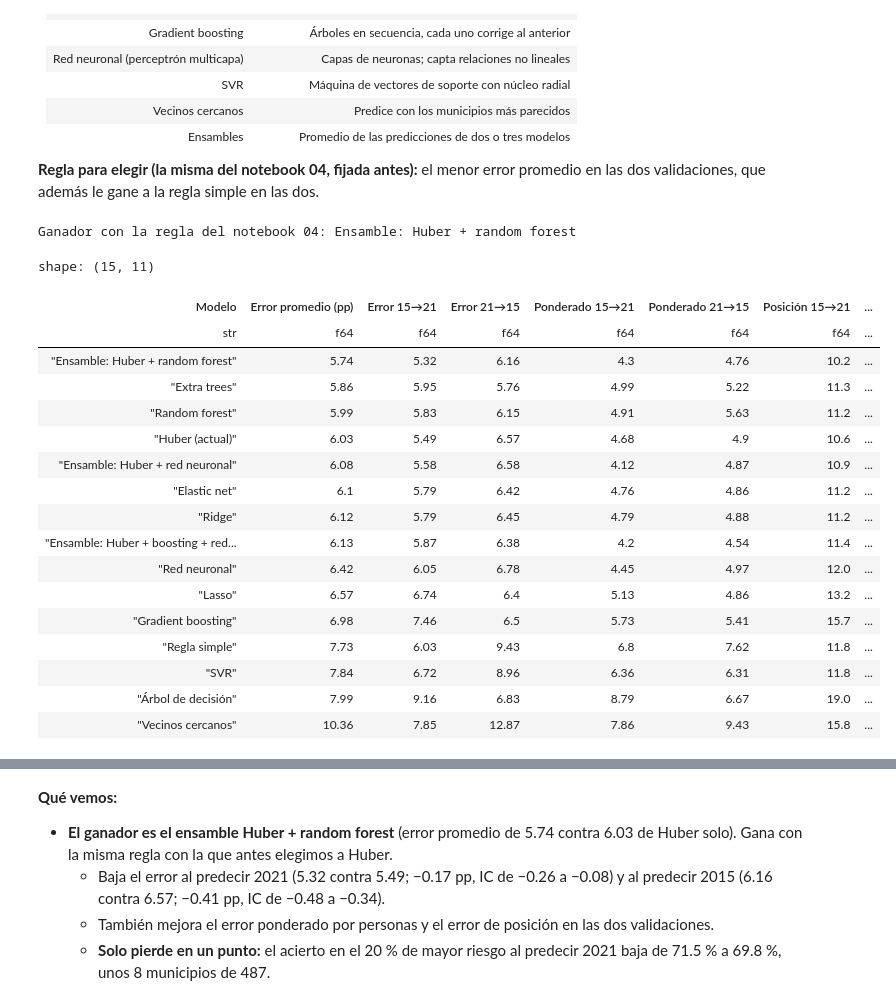
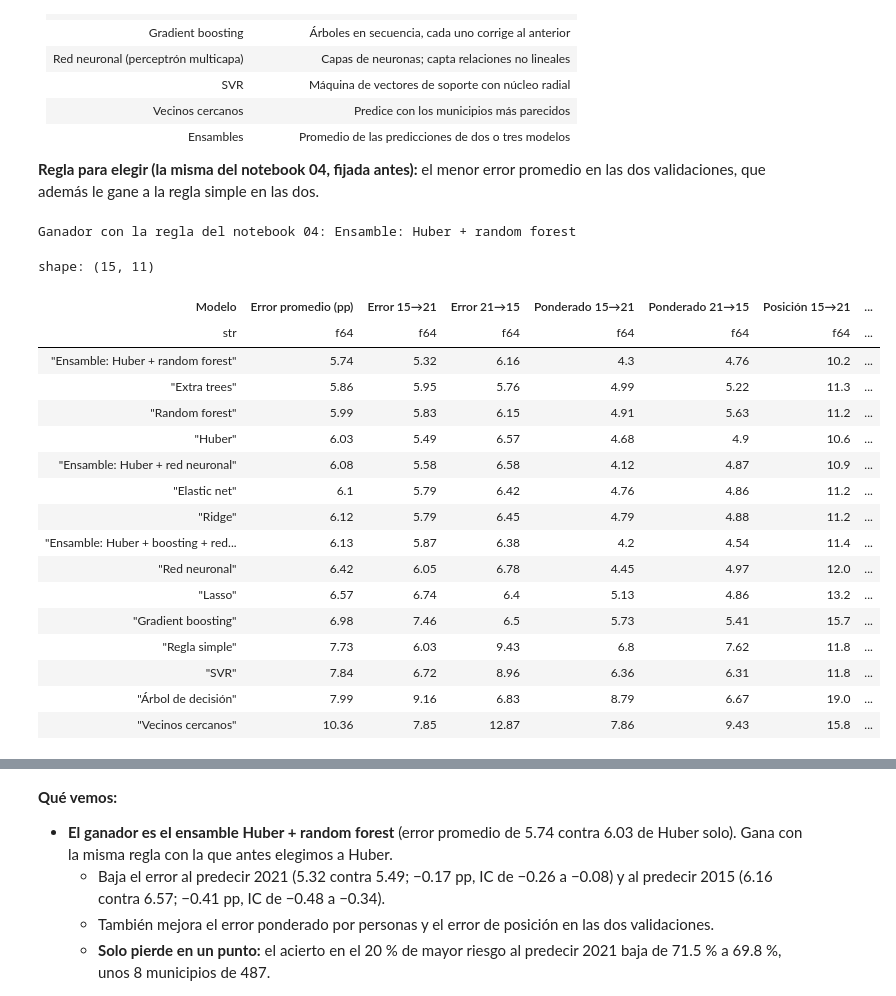
Before and after one commit to JorgeTato99/ine-hackathon-2026, a Jupyter notebook: notebooks/04b_fuentes_adicionales_e_importancia.ipynb, the cells around one changed output, grey strips where cells are left out. Saved outputs shown, nothing was run; the diff lists cells and outputs as text; code cells hidden in the pictures.

```diff
--- a/notebooks/04b_fuentes_adicionales_e_importancia.ipynb
+++ b/notebooks/04b_fuentes_adicionales_e_importancia.ipynb
@@ -391,7 +393,7 @@ cv = KFold(5, shuffle=True, random_state=0)
 pre = lambda: [SimpleImputer(strategy='median'), StandardScaler()]
 buscar = lambda est, grid: GridSearchCV(est, grid, cv=cv, scoring='neg_mean_absolute_error', n_jobs=1)   # un solo proceso; los bosques usan varios núcleos por dentro
 MODELOS = {
-    'Huber (actual)': huber,
+    'Huber': huber,
     'Ridge': lambda: make_pipeline(*pre(), RidgeCV(alphas=np.logspace(-2, 4, 30))),
     'Lasso': lambda: make_pipeline(*pre(), LassoCV(cv=cv, alphas=60, max_iter=20000)),
     'Elastic net': lambda: make_pipeline(*pre(), ElasticNetCV(cv=cv, l1_ratio=[.1, .5, .9], alphas=40, max_iter=20000)),
@@ -417,42 +419,42 @@ for n, A, B in SENTIDOS:
         predicciones[(n, nombre)] = m.predict(XB)
         if hasattr(m, 'best_params_'):
             ajustes[(n, nombre)] = m.best_params_
-    predicciones[(n, 'Ensamble: Huber + random forest')] = (predicciones[(n, 'Huber (actual)')] + predicciones[(n, 'Random forest')]) / 2
-    predicciones[(n, 'Ensamble: Huber + red neuronal')] = (predicciones[(n, 'Huber (actual)')] + predicciones[(n, 'Red neuronal')]) / 2
-    predicciones[(n, 'Ensamble: Huber + boosting + red neuronal')] = (predicciones[(n, 'Huber (actual)')] + predicciones[(n, 'Gradient boosting')] + predicciones[(n, 'Red neuronal')]) / 3
+    predicciones[(n, 'Ensamble: Huber + random forest')] = (predicciones[(n, 'Huber')] + predicciones[(n, 'Random forest')]) / 2
+    predicciones[(n, 'Ensamble: Huber + red neuronal')] = (predicciones[(n, 'Huber')] + predicciones[(n, 'Red neuronal')]) / 2
+    predicciones[(n, 'Ensamble: Huber + boosting + red neuronal')] = (predicciones[(n, 'Huber')] + predicciones[(n, 'Gradient boosting')] + predicciones[(n, 'Red neuronal')]) / 3
 
 def metricas_completas(y, p, w):
     k10, k20 = len(y) // 10, len(y) // 5; c = error_centrado(y, p)
     return {'error': c.mean(), 'ponderado': np.average(c, weights=w), 'posicion': np.abs(percentil(y) - percentil(p)).mean(),
             'acierto20': len(set(np.argsort(y)[:k20]) & set(np.argsort(p)[:k20])) / k20 * 100,
             'acierto10': len(set(np.argsort(y)[:k10]) & set(np.argsort(p)[:k10])) / k10 * 100}
 filas = []
 for (n, nombre), p in predicciones.items():
     B = A21 if n.startswith('aprende de 2015') else A15
     corto = '15→21' if n.startswith('aprende de 2015') else '21→15'
     filas.append({'Modelo': nombre, 'v': corto, **metricas_completas(B['desviacion_objetivo'].to_numpy(), p, B['lista_presidencial'].to_numpy().astype(float))})
 zoo = pl.DataFrame(filas).pivot(on='v', index='Modelo', values=['error', 'ponderado', 'posicion', 'acierto20', 'acierto10'])
 regla = zoo.filter(pl.col('Modelo') == 'Regla simple').row(0, named=True)
 zoo = (zoo.with_columns(error_promedio=(pl.col('error_15→21') + pl.col('error_21→15')) / 2,
                         le_gana_a_la_regla=(pl.col('error_15→21') < regla['error_15→21']) & (pl.col('error_21→15') < regla['error_21→15']))
        .sort('error_promedio'))
 GANADOR = zoo.filter(pl.col('le_gana_a_la_regla'))['Modelo'][0]
 print(f'Ganador con la regla del notebook 04: {GANADOR}')
 zoo.select('Modelo', pl.col('error_promedio').round(2).alias('Error promedio (pp)'),
            pl.col('error_15→21').round(2).alias('Error 15→21'), pl.col('error_21→15').round(2).alias('Error 21→15'),
            pl.col('ponderado_15→21').round(2).alias('Ponderado 15→21'), pl.col('ponderado_21→15').round(2).alias('Ponderado 21→15'),
            pl.col('posicion_15→21').round(1).alias('Posición 15→21'), pl.col('posicion_21→15').round(1).alias('Posición 21→15'),
            pl.col('acierto20_15→21').round(1).alias('Acierto 20 % 15→21'), pl.col('acierto20_21→15').round(1).alias('Acierto 20 % 21→15'),
            pl.col('le_gana_a_la_regla').replace_strict({True: 'sí', False: 'no'}).alias('¿Le gana a la regla simple en las dos?'))
 # %% [output]
 Ganador con la regla del notebook 04: Ensamble: Huber + random forest
 shape: (15, 11)
 | Modelo | Error promedio (pp) | Error 15→21 | Error 21→15 | Ponderado 15→21 | Ponderado 21→15 | Posición 15→21 | ... |
 | str | f64 | f64 | f64 | f64 | f64 | f64 | ... |
 | "Ensamble: Huber + random forest" | 5.74 | 5.32 | 6.16 | 4.3 | 4.76 | 10.2 | ... |
 | "Extra trees" | 5.86 | 5.95 | 5.76 | 4.99 | 5.22 | 11.3 | ... |
 | "Random forest" | 5.99 | 5.83 | 6.15 | 4.91 | 5.63 | 11.2 | ... |
-| "Huber (actual)" | 6.03 | 5.49 | 6.57 | 4.68 | 4.9 | 10.6 | ... |
+| "Huber" | 6.03 | 5.49 | 6.57 | 4.68 | 4.9 | 10.6 | ... |
 | "Ensamble: Huber + red neuronal" | 6.08 | 5.58 | 6.58 | 4.12 | 4.87 | 10.9 | ... |
 | "Elastic net" | 6.1 | 5.79 | 6.42 | 4.76 | 4.86 | 11.2 | ... |
 | "Ridge" | 6.12 | 5.79 | 6.45 | 4.79 | 4.88 | 11.2 | ... |
```
Also changed, not shown: parts of 13 cells of this notebook, 3 other files.
